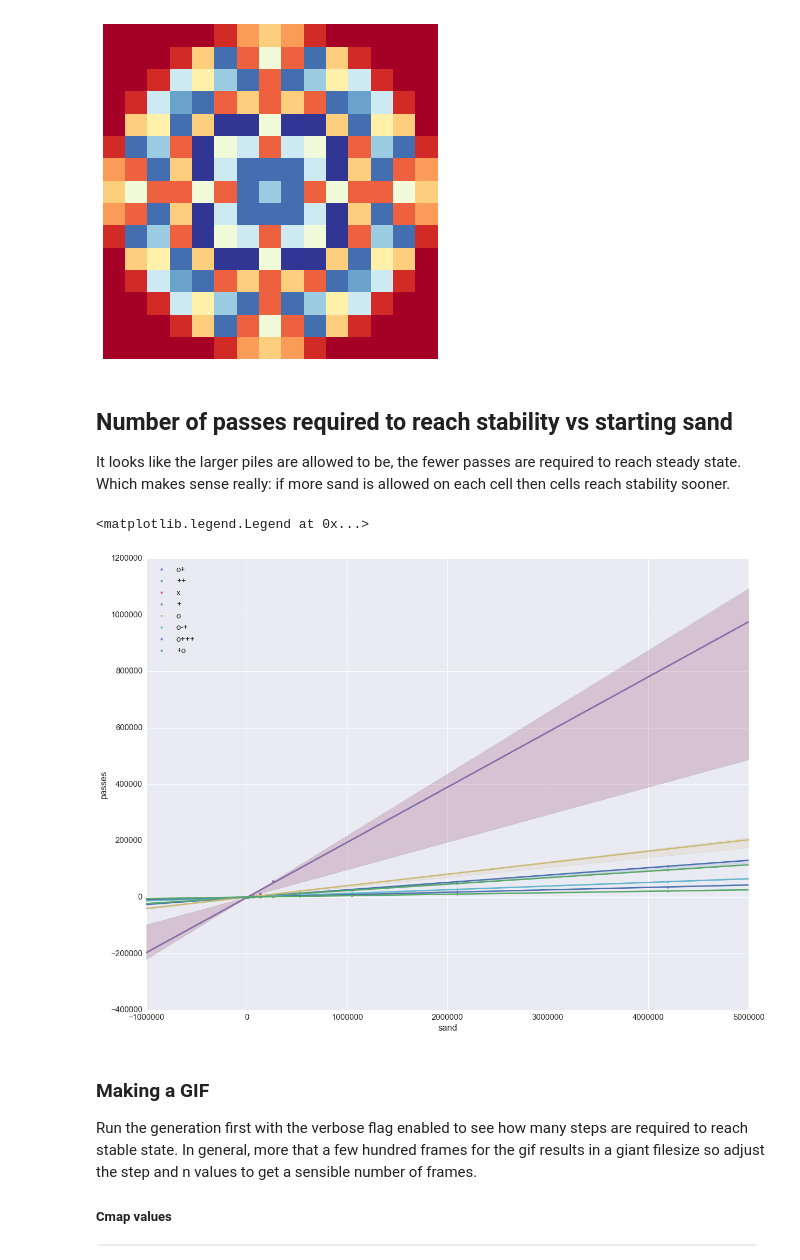
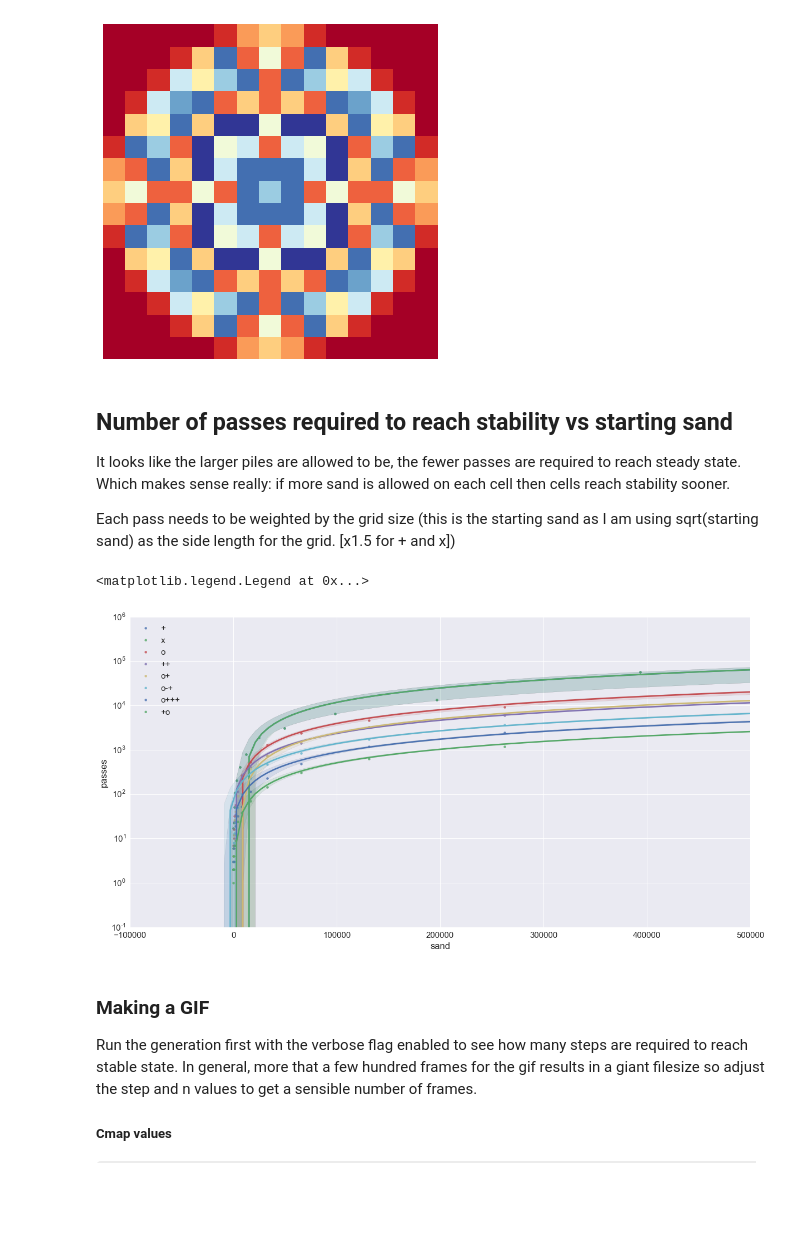
Before and after one commit to sminez/recreational_mathematics, a Jupyter notebook: Sandpiles/Sandpiles.ipynb, the cells around one changed output. Saved outputs shown, nothing was run; the diff lists cells and outputs as text; code cells hidden in the pictures; blank space fills up the shorter version.

```diff
--- a/Sandpiles/Sandpiles.ipynb
+++ b/Sandpiles/Sandpiles.ipynb
@@ -131,47 +131,59 @@ initial sand 1024
 # %% [markdown]
 ## Number of passes required to reach stability vs starting sand
 It looks like the larger piles are allowed to be, the fewer passes are required to reach steady state. Which makes sense really: if more sand is allowed on each cell then cells reach stability sooner.
+
+Each pass needs to be weighted by the grid size (this is the starting sand as I am using sqrt(starting sand) as the side length for the grid. [x1.5 for + and x])
 # %%
 sandvals = [2 ** n for n in range(4,23)]
 
 o_plusDF = pd.DataFrame(
     {"sand": sandvals,
      "passes": [2, 2, 2, 4, 6, 12, 26, 40, 91, 173, 371, 755, 1541, 3162, 6402, 13421, 25166, 54344, 110000]})
 plus_plusDF = pd.DataFrame(
     {"sand": sandvals,
      "passes": [2, 2, 3, 3, 7, 12, 24, 35, 113, 209, 405, 719, 1408, 3289, 5931, 12467, 24112, 48849, 95773]})
 xDF = pd.DataFrame(
-    {"sand": sandvals[:15],
+    {"sand": [s * 1.5 for s in sandvals[:15]],
      "passes": [3, 4, 6, 17, 23, 51, 109, 201, 407, 787, 1864, 3102, 6436, 13300, 56948]})
 plusDF = pd.DataFrame(
-    {"sand": sandvals[:15],
+    {"sand": [s * 1.5 for s in sandvals[:15]],
      "passes": [3, 4, 6, 17, 23, 51, 109, 201, 407, 787, 1864, 3102, 6436, 13300, 56948]})
 oDF = pd.DataFrame(
     {"sand": sandvals[:16],
      "passes": [2, 2, 3, 7, 10, 16, 32, 57, 143, 268, 534, 1299, 2360, 4585, 9195, 22036]})
 o_dash_plusDF = pd.DataFrame(
     {"sand": sandvals,
      "passes": [2, 2, 2, 3, 3, 8, 13, 23, 49, 103, 231, 467, 849, 1741, 3691, 6882, 14470, 27971, 54086]})
 o_triple_plusDF = pd.DataFrame(
     {"sand": sandvals,
      "passes": [2, 2, 2, 2, 3, 6, 7, 19, 32, 52, 113, 226, 479, 1193, 2420, 4299, 8907, 19200, 35584]})
 plus_oDF = pd.DataFrame(
     {"sand": sandvals,
      "passes": [1, 2, 2, 2, 2, 4, 7, 9, 24, 38, 71, 144, 309, 635, 1186, 2932, 5423, 10763, 21728]})
 
-plt.figure(figsize=(20, 15))
-ax = sns.regplot("sand", "passes", o_plusDF, label="o+")
+plt.figure(figsize=(20, 10))
+##########################################
+# NOTE:: Gaps indicate runtime decreases #
+##########################################
+ax = sns.regplot("sand", "passes", plusDF, label="+")
+sns.regplot("sand", "passes", xDF, label="x")
+
+sns.regplot("sand", "passes", oDF, label="o")
+
 sns.regplot("sand", "passes", plus_plusDF, label="++")
-sns.regplot("sand", "passes", xDF, label="x")
-sns.regplot("sand", "passes", plusDF, label="+")
-sns.regplot("sand", "passes", oDF, label="o")
+sns.regplot("sand", "passes", o_plusDF, label="o+")
+
 sns.regplot("sand", "passes", o_dash_plusDF, label="o-+")
+
 sns.regplot("sand", "passes", o_triple_plusDF, label="o+++")
+
 sns.regplot("sand", "passes", plus_oDF, label="+o")
+
+ax.set_yscale("log")
 ax.legend(loc=2)
 # %% [output]
 <matplotlib.legend.Legend at 0x...>
-[figure, old version]
+[figure, new version]
 # %% [markdown]
 ### Making a GIF
 Run the generation first with the verbose flag enabled to see how many steps are required to reach stable state. In general, more that a few hundred frames for the gif results in a giant filesize so adjust the step and n values to get a sensible number of frames.
```
Also changed, not shown: 1 other file.
